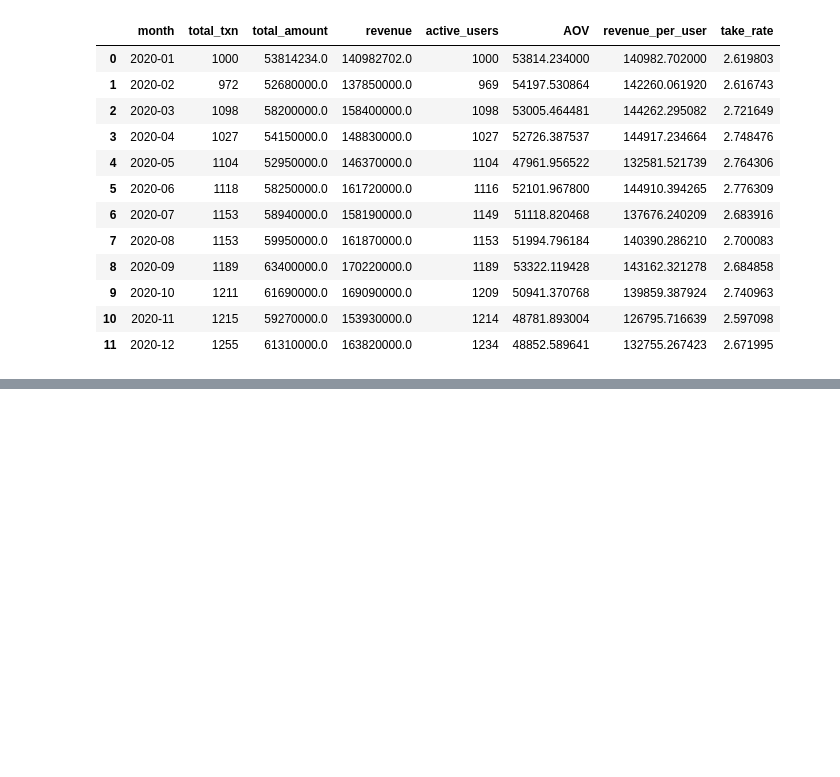
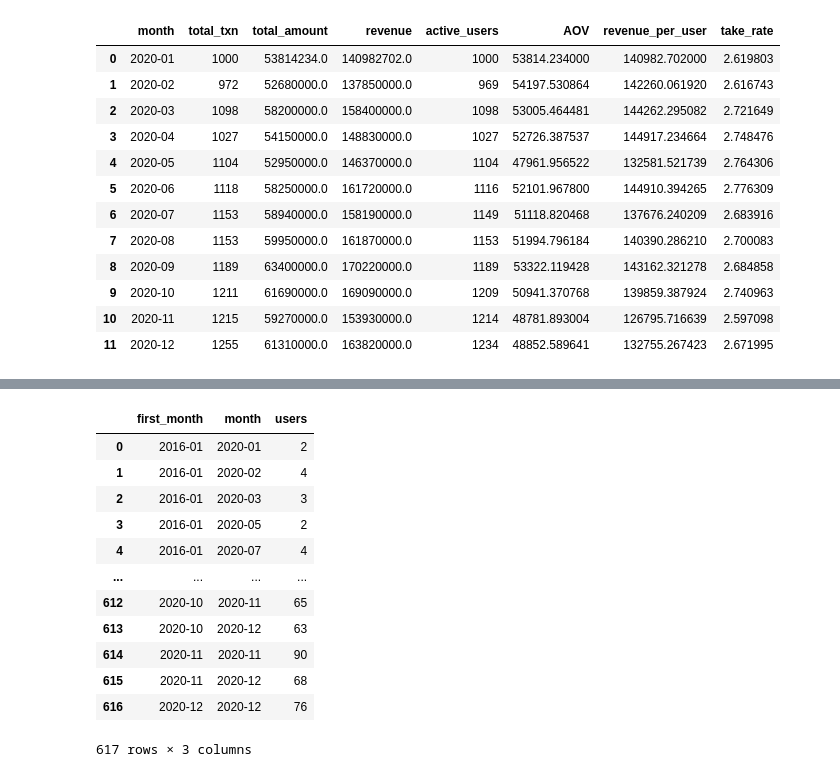
Before and after one commit to Trieu212203/Momo-top-up-analysis, a Jupyter notebook: Notebooks/building_analytics_mart.ipynb, the cells around one changed output, grey strips where cells are left out. Saved outputs shown, nothing was run; the diff lists cells and outputs as text; code cells hidden in the pictures; blank space fills up the shorter version.

```diff
--- a/Notebooks/building_analytics_mart.ipynb
+++ b/Notebooks/building_analytics_mart.ipynb
@@ -157,3 +193,19 @@ mart_cohort = (
+# %%
+mart_cohort
+# %% [output]
+|  | first_month | month | users |
+| 0 | 2016-01 | 2020-01 | 2 |
+| 1 | 2016-01 | 2020-02 | 4 |
+| 2 | 2016-01 | 2020-03 | 3 |
+| 3 | 2016-01 | 2020-05 | 2 |
+| 4 | 2016-01 | 2020-07 | 4 |
+| ... | ... | ... | ... |
+| 612 | 2020-10 | 2020-11 | 65 |
+| 613 | 2020-10 | 2020-12 | 63 |
+| 614 | 2020-11 | 2020-11 | 90 |
+| 615 | 2020-11 | 2020-12 | 68 |
+| 616 | 2020-12 | 2020-12 | 76 |
+617 rows × 3 columns
 # %%
 import os
 
```
Also changed, not shown: parts of 2 cells of this notebook.
